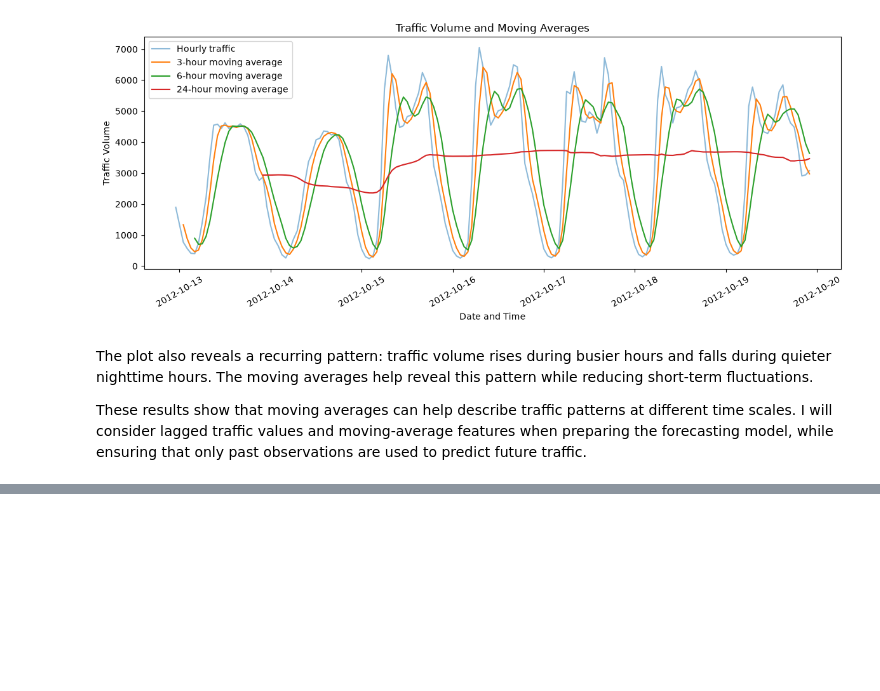
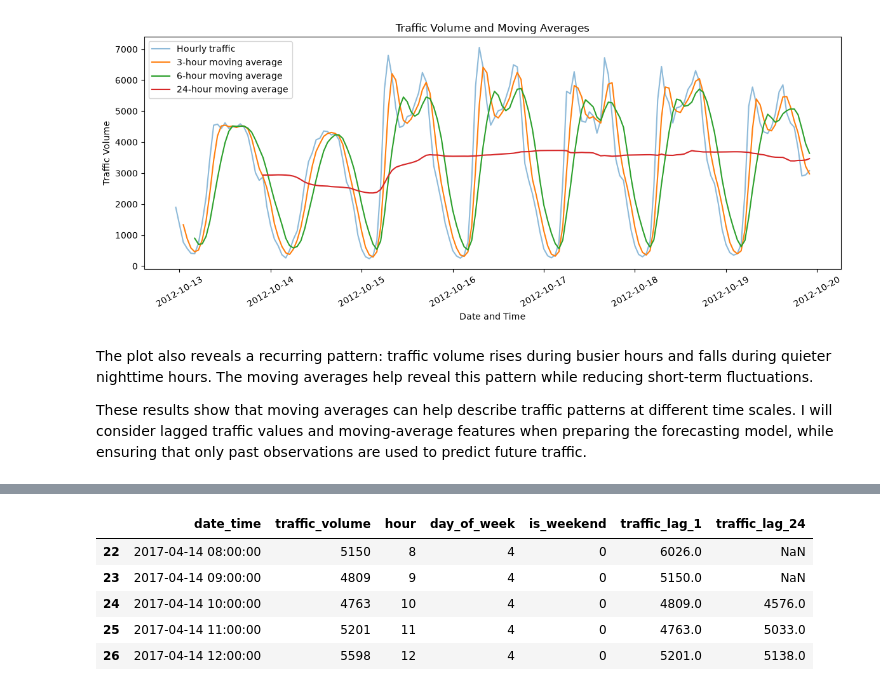
Before and after one commit to Janviere-dev/Formative-1_TimeSeries, a Jupyter notebook: notebook.ipynb, the cells around one changed output, grey strips where cells are left out. Cells and saved outputs as stored; diff of their text form; code cells hidden in the pictures; blank space fills up the shorter version.

```diff
--- a/notebook.ipynb
+++ b/notebook.ipynb
@@ -1177,0 +1255,31 @@ These results show that moving averages can help describe traffic patterns at di
+# %%
+# Extract time-based features
+forecast_df["hour"] = forecast_df["date_time"].dt.hour
+forecast_df["day_of_week"] = forecast_df["date_time"].dt.dayofweek
+forecast_df["is_weekend"] = (
+    forecast_df["day_of_week"] >= 5
+).astype(int)
+
+# Create lag features
+forecast_df["traffic_lag_1"] = forecast_df["traffic_volume"].shift(1)
+forecast_df["traffic_lag_24"] = forecast_df["traffic_volume"].shift(24)
+
+# Display a sample
+forecast_df[
+    [
+        "date_time",
+        "traffic_volume",
+        "hour",
+        "day_of_week",
+        "is_weekend",
+        "traffic_lag_1",
+        "traffic_lag_24"
+    ]
+].head(27).tail(5)
+# %% [output]
+|  | date_time | traffic_volume | hour | day_of_week | is_weekend | traffic_lag_1 | traffic_lag_24 |
+| 22 | 2017-04-14 08:00:00 | 5150 | 8 | 4 | 0 | 6026.0 | NaN |
+| 23 | 2017-04-14 09:00:00 | 4809 | 9 | 4 | 0 | 5150.0 | NaN |
+| 24 | 2017-04-14 10:00:00 | 4763 | 10 | 4 | 0 | 4809.0 | 4576.0 |
+| 25 | 2017-04-14 11:00:00 | 5201 | 11 | 4 | 0 | 4763.0 | 5033.0 |
+| 26 | 2017-04-14 12:00:00 | 5598 | 12 | 4 | 0 | 5201.0 | 5138.0 |
```
Also changed, not shown: parts of 22 cells of this notebook.
